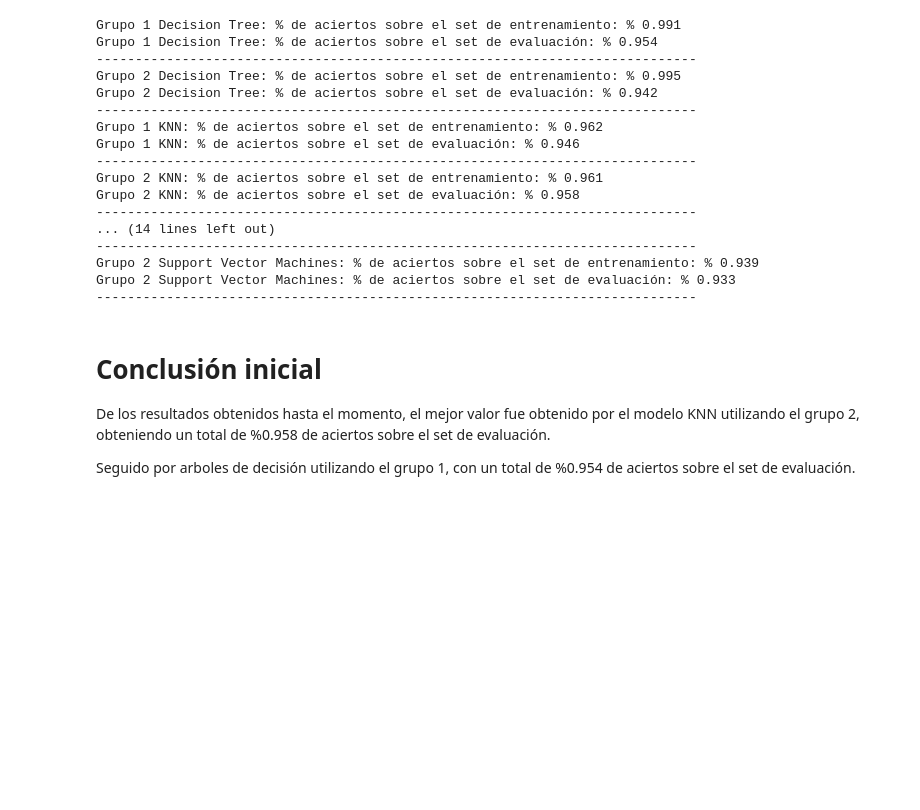
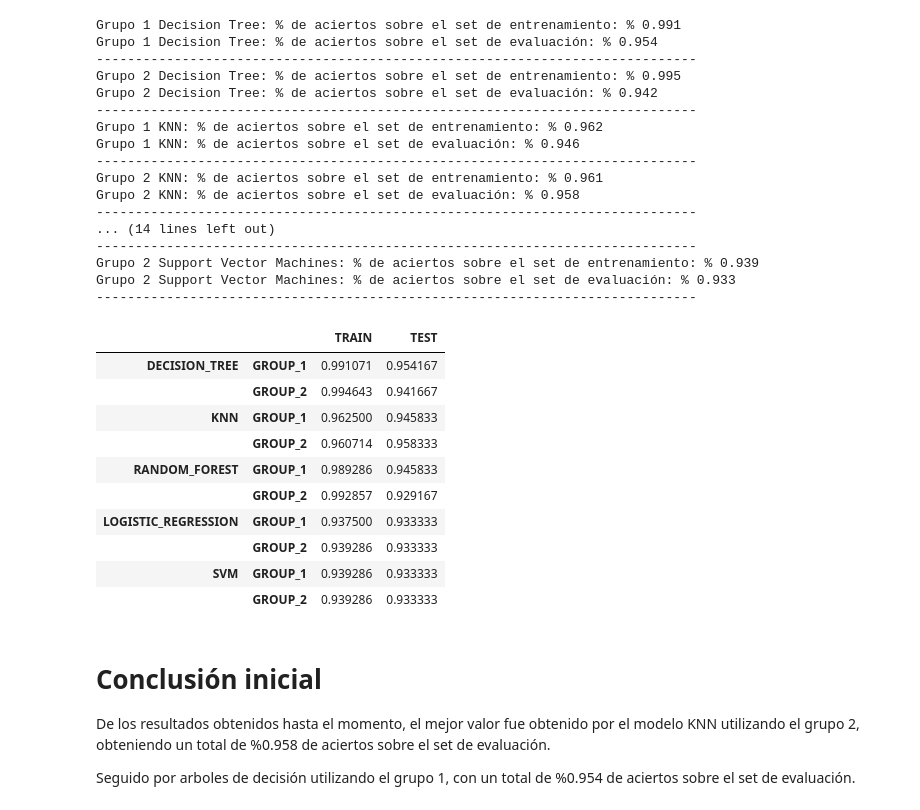
Before and after one commit to gdarias1987/Datascients-Coderhouse, a Jupyter notebook: Entrega1Arias.ipynb, the cells around one changed output. Saved outputs shown, nothing was run; the diff lists cells and outputs as text; code cells hidden in the pictures; blank space fills up the shorter version.

```diff
--- a/Entrega1Arias.ipynb
+++ b/Entrega1Arias.ipynb
@@ -1120,6 +1183,20 @@ Grupo 2 KNN: % de aciertos sobre el set de evaluación: % 0.958
 Grupo 2 Support Vector Machines: % de aciertos sobre el set de entrenamiento: % 0.939
 Grupo 2 Support Vector Machines: % de aciertos sobre el set de evaluación: % 0.933
 -----------------------------------------------------------------------------
+# %%
+df_result.T
+# %% [output]
+|  |  | TRAIN | TEST |
+| DECISION_TREE | GROUP_1 | 0.991071 | 0.954167 |
+|  | GROUP_2 | 0.994643 | 0.941667 |
+| KNN | GROUP_1 | 0.962500 | 0.945833 |
+|  | GROUP_2 | 0.960714 | 0.958333 |
+| RANDOM_FOREST | GROUP_1 | 0.989286 | 0.945833 |
+|  | GROUP_2 | 0.992857 | 0.929167 |
+| LOGISTIC_REGRESSION | GROUP_1 | 0.937500 | 0.933333 |
+|  | GROUP_2 | 0.939286 | 0.933333 |
+| SVM | GROUP_1 | 0.939286 | 0.933333 |
+|  | GROUP_2 | 0.939286 | 0.933333 |
 # %% [markdown]
 # Conclusión inicial
 
```
Also changed, not shown: parts of 5 cells of this notebook.
